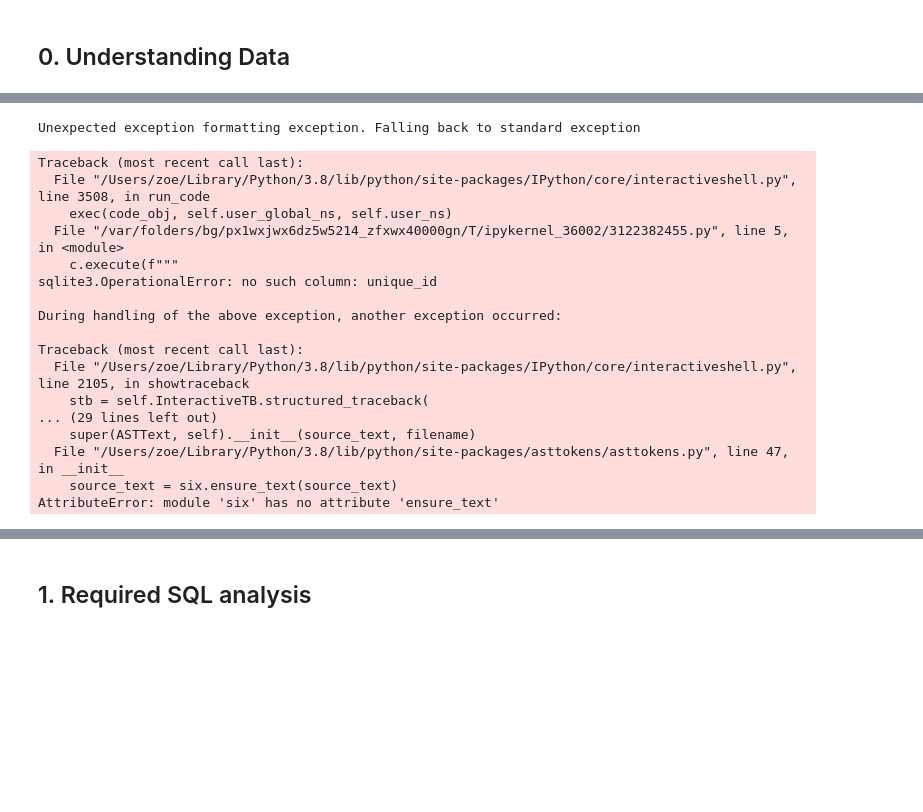
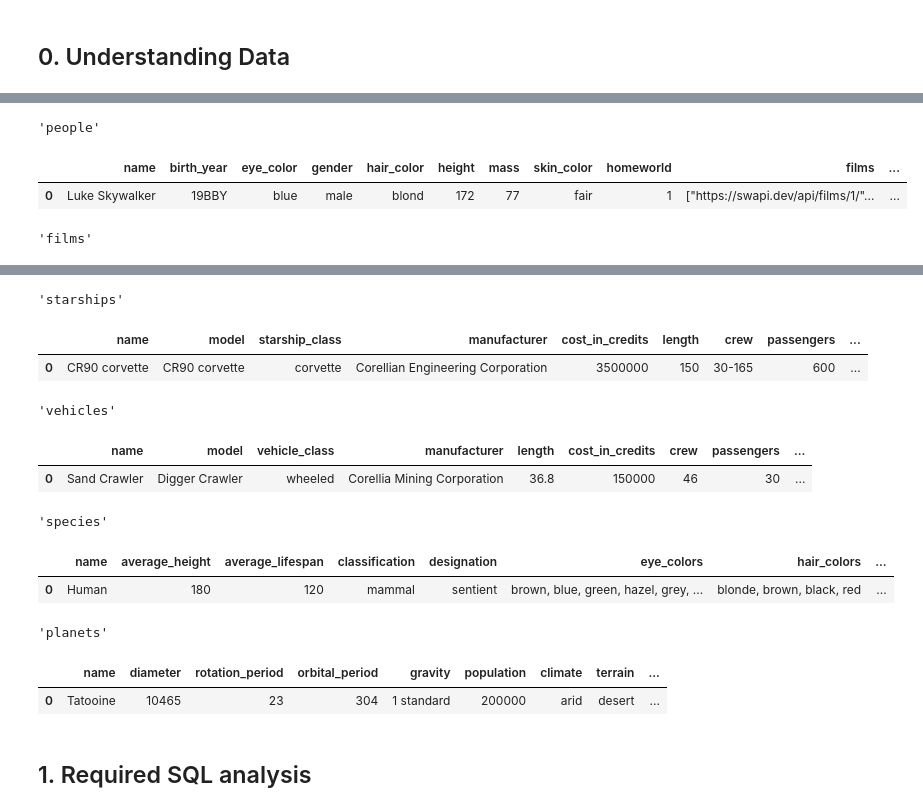
Before and after one commit to fengyu20/sql-project-star-wars-analysis, a Jupyter notebook: sqlite3/sql_analysis.ipynb, the cells around one changed output, grey strips where cells are left out. Saved outputs shown, nothing was run; the diff lists cells and outputs as text; code cells hidden in the pictures; blank space fills up the shorter version.

```diff
--- a/sqlite3/sql_analysis.ipynb
+++ b/sqlite3/sql_analysis.ipynb
@@ -60,32 +43,2 @@ for table in tables:
 3. Solution:
     - For sqlite3, the data type does not support lists, so we could shift to PostgreSQL to do the future data analysis.
-# %%
-#create unique_id column for each table
-for table in tables:
-    with sqlite3.connect('star_wars.db') as conn:
-        c = conn.cursor()
-
-        create_column_sql = f"alter table {table} add column unique_id int;"
-        update_sql = f"update {table} set unique_id = substr(url, length(url) - 3, instr(substr(url, length(url) - 3), '/') - 1);"
-
-        c.execute(create_column_sql)
-        c.execute(update_sql)
-# %% [output]
-Unexpected exception formatting exception. Falling back to standard exception
-Traceback (most recent call last):
-  File "/Users/zoe/Library/Python/3.8/lib/python/site-packages/IPython/core/interactiveshell.py", line 3508, in run_code
-    exec(code_obj, self.user_global_ns, self.user_ns)
-  File "/var/folders/bg/px1wxjwx6dz5w5214_zfxwx40000gn/T/ipykernel_36002/3122382455.py", line 5, in <module>
-    c.execute(f"""
-sqlite3.OperationalError: no such column: unique_id
-
-During handling of the above exception, another exception occurred:
-
-Traceback (most recent call last):
-  File "/Users/zoe/Library/Python/3.8/lib/python/site-packages/IPython/core/interactiveshell.py", line 2105, in showtraceback
-    stb = self.InteractiveTB.structured_traceback(
-... (29 lines left out)
-    super(ASTText, self).__init__(source_text, filename)
-  File "/Users/zoe/Library/Python/3.8/lib/python/site-packages/asttokens/asttokens.py", line 47, in __init__
-    source_text = six.ensure_text(source_text)
-AttributeError: module 'six' has no attribute 'ensure_text'
@@ -91,0 +66,10 @@ AttributeError: module 'six' has no attribute 'ensure_text'
+# %%
+# take a look at the updated tables
+for table in tables:
+    display(table)
+    display(pd.read_sql(f'SELECT * FROM {table} LIMIT 1', conn))
+# %% [output]
+'people'
+|  | name | birth_year | eye_color | gender | hair_color | height | mass | skin_color | homeworld | films | ... |
+| 0 | Luke Skywalker | 19BBY | blue | male | blond | 172 | 77 | fair | 1 | ["https://swapi.dev/api/films/1/"... | ... |
+'films'
@@ -92,2 +78,14 @@ AttributeError: module 'six' has no attribute 'ensure_text'
+'starships'
+|  | name | model | starship_class | manufacturer | cost_in_credits | length | crew | passengers | ... |
+| 0 | CR90 corvette | CR90 corvette | corvette | Corellian Engineering Corporation | 3500000 | 150 | 30-165 | 600 | ... |
+'vehicles'
+|  | name | model | vehicle_class | manufacturer | length | cost_in_credits | crew | passengers | ... |
+| 0 | Sand Crawler | Digger Crawler | wheeled | Corellia Mining Corporation | 36.8 | 150000 | 46 | 30 | ... |
+'species'
+|  | name | average_height | average_lifespan | classification | designation | eye_colors | hair_colors | ... |
+| 0 | Human | 180 | 120 | mammal | sentient | brown, blue, green, hazel, grey, ... | blonde, brown, black, red | ... |
+'planets'
+|  | name | diameter | rotation_period | orbital_period | gravity | population | climate | terrain | ... |
+| 0 | Tatooine | 10465 | 23 | 304 | 1 standard | 200000 | arid | desert | ... |
 # %% [markdown]
 ## 1. Required SQL analysis
```
Also changed, not shown: parts of 7 cells of this notebook, 1 other file.
